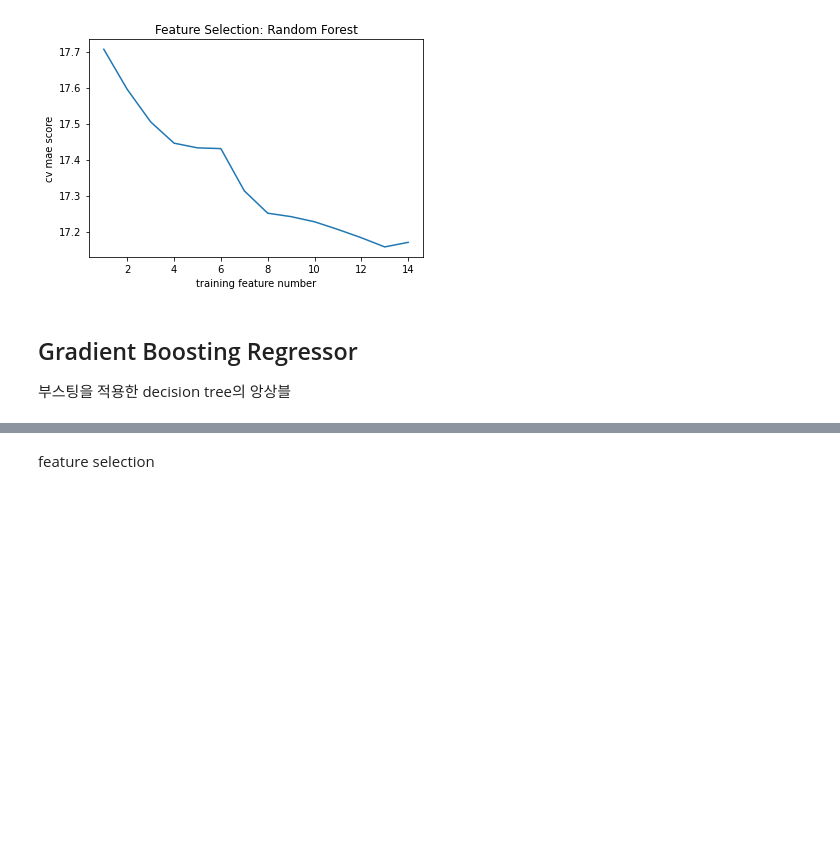
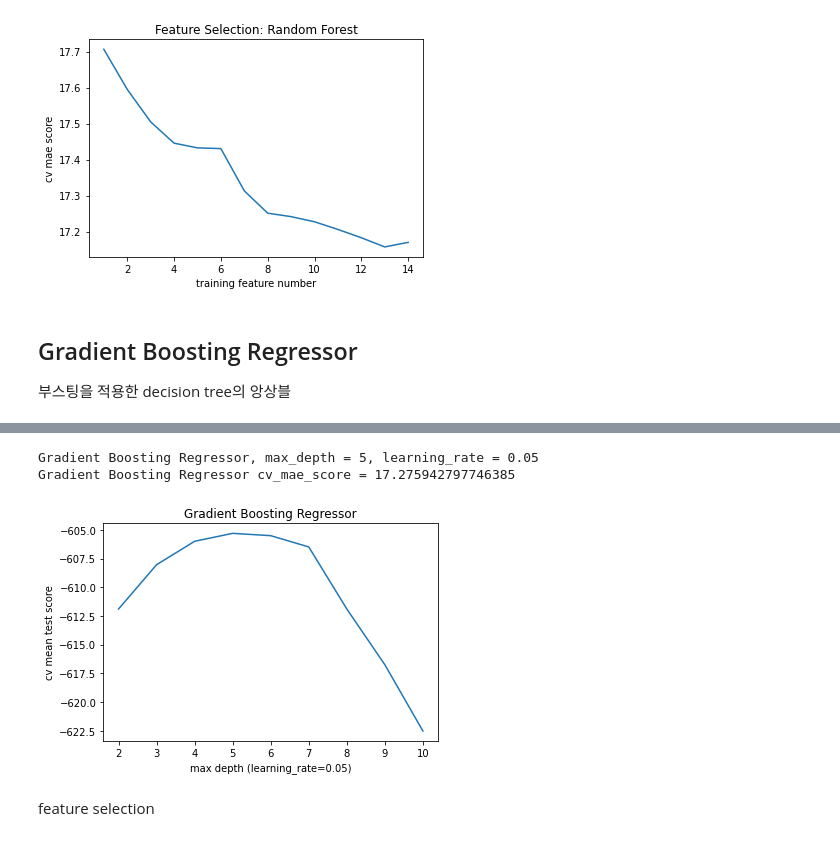
Before and after one commit to deagwon97/machine-learning-and-practice-report, a Jupyter notebook: Dacon_satellite_model.ipynb, the cells around one changed output, grey strips where cells are left out. Cells and saved outputs as stored; diff of their text form; code cells hidden in the pictures; blank space fills up the shorter version.

```diff
--- a/Dacon_satellite_model.ipynb
+++ b/Dacon_satellite_model.ipynb
@@ -120,6 +121,9 @@ LinearRegression, normalize = False
 
 LinearRegression, normalize = True
 단순 선형 회귀 cv_mae_score = 17.44093894958496
+# %%
+pred =
+mae(y_test, pred)
 # %% [markdown]
 ## 다항회귀
 # %%
@@ -578,7 +578,7 @@ plt.show()
 # %%
 from sklearn.ensemble import GradientBoostingRegressor
 
-param_grid = {'max_depth': range(2,6),
+param_grid = {'max_depth': range(2,11),
               'learning_rate': [0.05, .1]}
-gs_gbr = GridSearchCV(RandomForestRegressor(), param_grid, refit=True, verbose=2)
+gs_gbr = GridSearchCV(GradientBoostingRegressor(), param_grid, refit=True, verbose=2, scoring='neg_mean_squared_error')
 gs_gbr.fit(X_train, y_train)
@@ -595,12 +637,17 @@ for train_index, test_index in kf.split(X_train):
 GBR_cv_mae = np.mean(scores)
 print('Gradient Boosting Regressor, max_depth = {0}, learning_rate = {1}'.format(gs_gbr.best_params_['max_depth'], gs_gbr.best_params_['learning_rate']))
 print(f'Gradient Boosting Regressor cv_mae_score = {GBR_cv_mae}\n')
+# %% [output]
+Gradient Boosting Regressor, max_depth = 5, learning_rate = 0.05
+Gradient Boosting Regressor cv_mae_score = 17.275942797746385
 # %%
-plt.plot(range(2,6), gs_gbr.cv_results_['mean_test_score'])
+plt.plot(range(2,11), gs_gbr.cv_results_['mean_test_score'][:9])
 plt.title('Gradient Boosting Regressor')
 plt.xlabel('max depth (learning_rate={})'.format(gs_gbr.best_params_['learning_rate']))
 plt.ylabel('cv mean test score')
 plt.show()
+# %% [output]
+[figure, added]
 # %% [markdown]
 feature selection
 # %%
```
Also changed, not shown: parts of 16 cells of this notebook.
